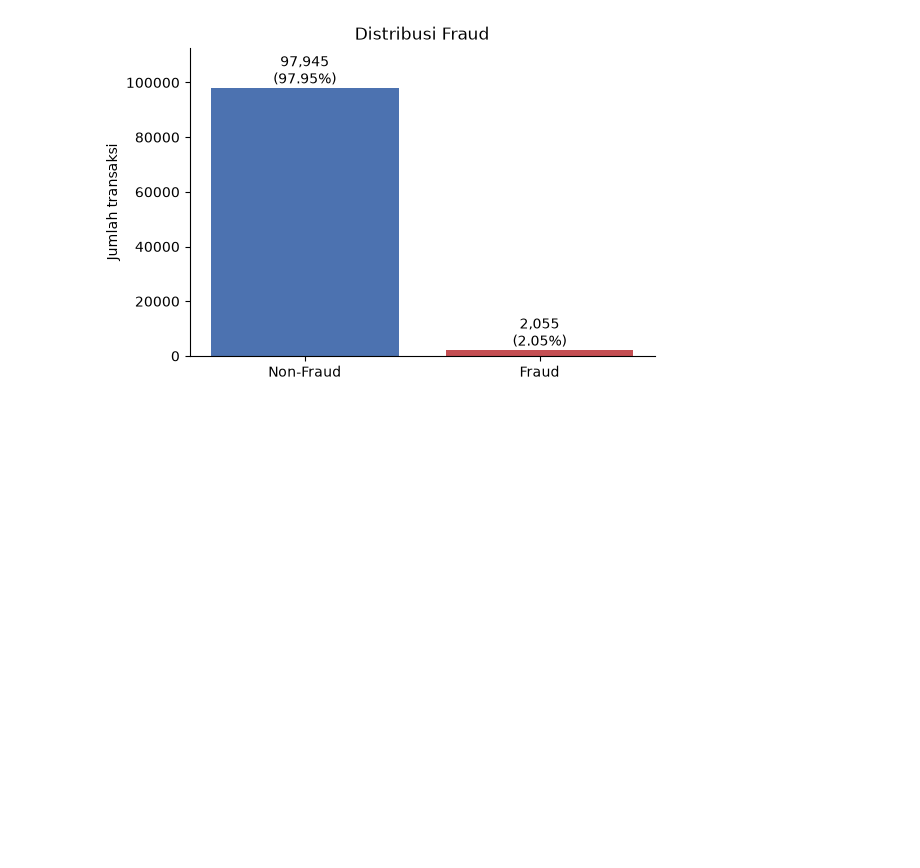
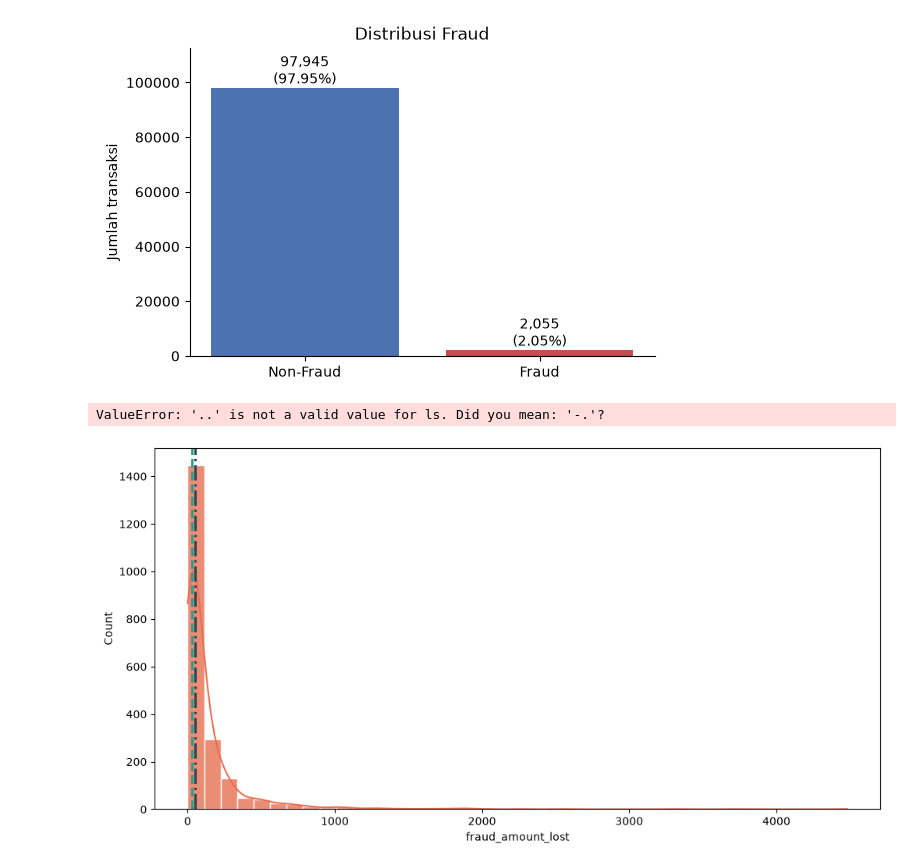
Before and after one commit to MuhArifBudiman/quarto, a Jupyter notebook: sample_quarto_report.ipynb, the cells around one changed output. Cells and saved outputs as stored; diff of their text form; code cells hidden in the pictures; blank space fills up the shorter version.

```diff
--- a/sample_quarto_report.ipynb
+++ b/sample_quarto_report.ipynb
@@ -57,3 +57,83 @@ ax.set_ylim(0, counts.max() * 1.15)
 plt.show()
 # %% [output]
 [figure]
+# %%
+import numpy as np
+import matplotlib.pyplot as plt
+import pandas as pd
+import seaborn as sns
+
+df = pd.read_csv("dataset/credit_card_fraud_detection_2026.csv")
+
+fraud_data = df.loc[df["is_fraud"] == 1]
+
+# Calculate statistics
+median_loss = fraud_data["fraud_amount_lost"].median()
+mode_loss = fraud_data["fraud_amount_lost"].mode().iloc[0]
+max_loss = fraud_data['fraud_amount_lost'].max()
+
+# Visualization
+fig, ax = plt.subplots(figsize=(12, 6))
+
+sns.histplot(
+    data=fraud_data,
+    x="fraud_amount_lost",
+    bins=40,
+    kde=True,
+    color="#E76F51",
+    edgecolor="white",
+    alpha=0.8,
+    ax=ax
+)
+
+# Mode line
+ax.axvline(
+    mode_loss,
+    color="#2A9D8F",
+    linestyle="--",
+    linewidth=2.2,
+    label=f"Mode: ${mode_loss:,.2f}"
+)
+
+# Median line
+ax.axvline(
+    median_loss,
+    color="#264653",
+    linestyle="-.",
+    linewidth=2.2,
+    label=f"Median: ${median_loss:,.2f}"
+)
+
+ax.axvline(
+    max_loss,
+    color="#FF392E",
+    linestyle="--",
+    linewidth=2.2,
+    label=f"Max: ${max_loss:,.2f}"
+)
+
+# Titles and labels
+ax.set_title(
+    "Distribution of Fraud Amount Lost",
+    fontsize=16,
+    fontweight="bold",
+    pad=15
+)
+
+ax.set_xlabel("Fraud Amount Lost ($)", fontsize=12)
+ax.set_ylabel("Number of Fraud Transactions", fontsize=12)
+
+# Styling
+ax.grid(axis="y", linestyle="--", alpha=0.3)
+ax.legend(
+    loc="upper right",
+    frameon=False,
+    fontsize=11
+)
+
+sns.despine()
+plt.tight_layout()
+plt.show()
+# %% [output]
+ValueError: '..' is not a valid value for ls. Did you mean: '-.'?
+[figure, added]
```
Also changed, not shown: 2 other files.
